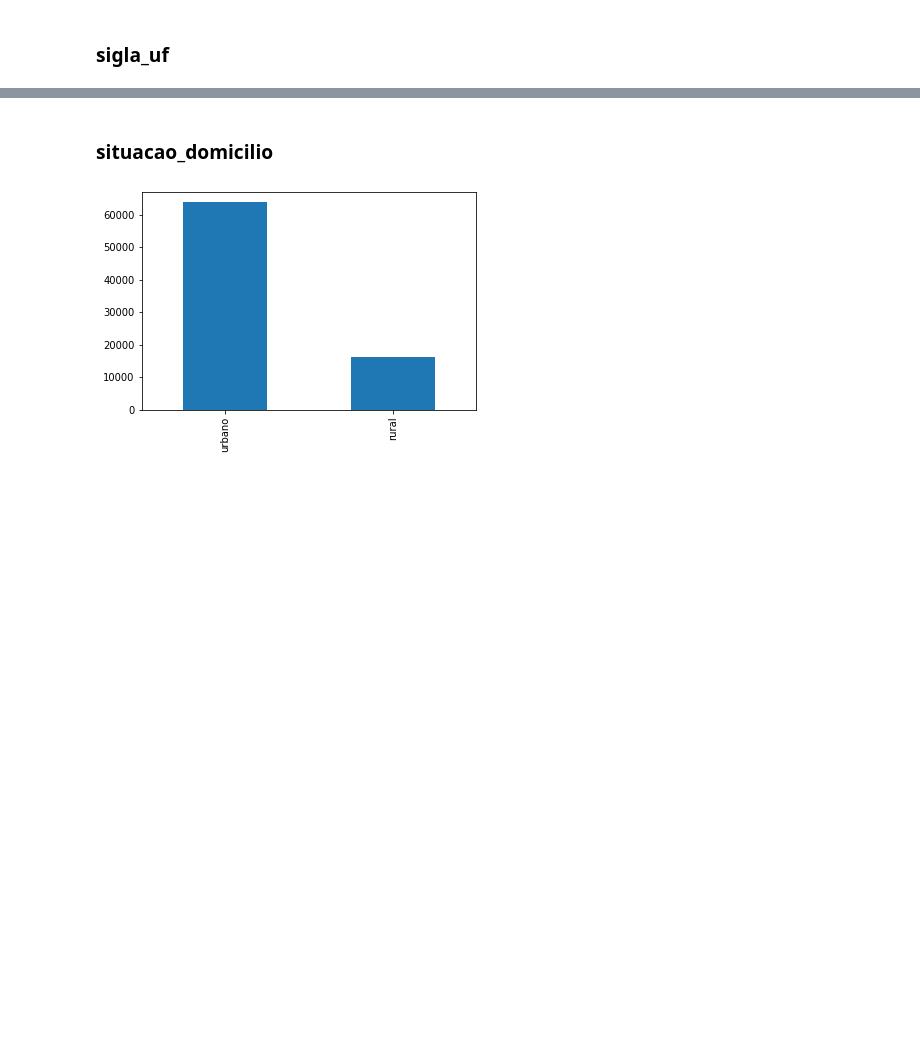
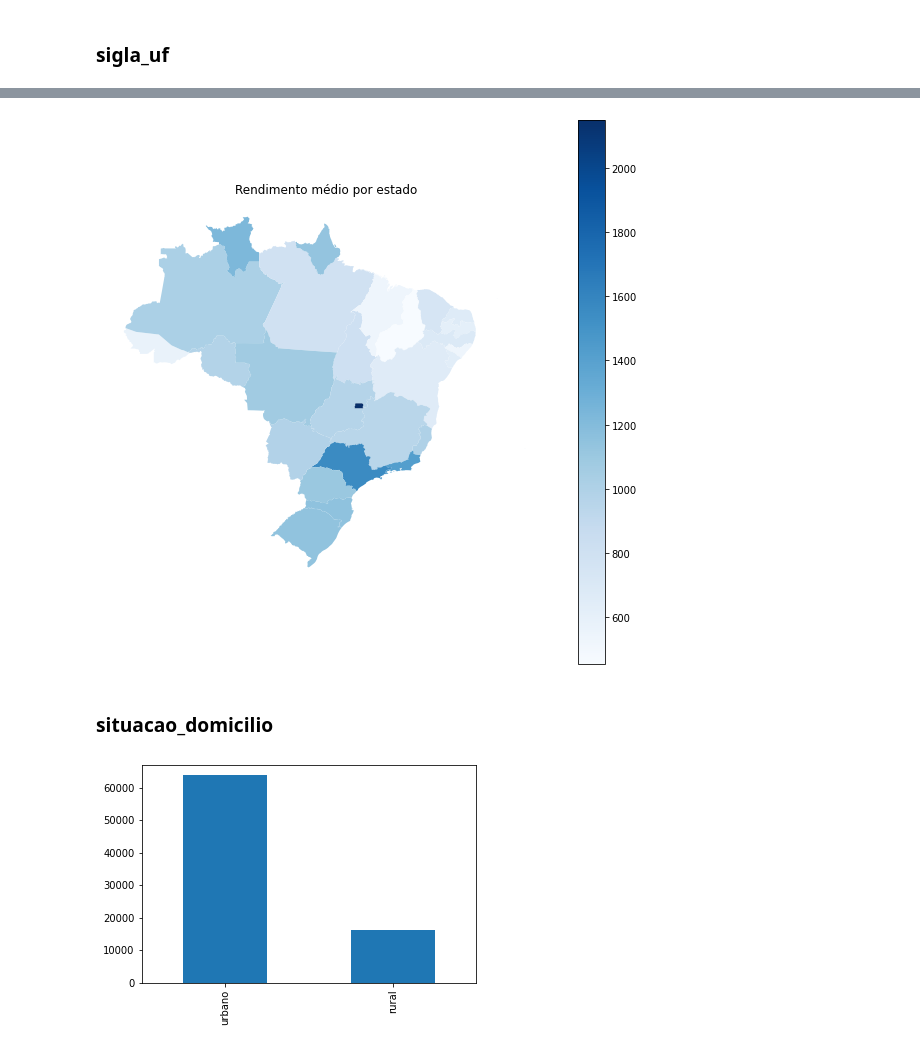
Before and after one commit to franklinzppa/renda-censo-regressao, a Jupyter notebook: renda-reg.ipynb, the cells around one changed output, grey strips where cells are left out. Saved outputs shown, nothing was run; the diff lists cells and outputs as text; code cells hidden in the pictures; blank space fills up the shorter version.

```diff
--- a/renda-reg.ipynb
+++ b/renda-reg.ipynb
@@ -373,3 +362,11 @@ X_train.join(y_train)[['sigla_uf', 'rendimento']].groupby('sigla_uf').median().s
+# %%
+fig, ax = plt.subplots(figsize=(10, 10))
+geo_uf_rend_medio.plot(column='rendimento', cmap='Blues', ax=ax, legend=True)
+plt.title('Rendimento médio por estado')
+plt.axis('off')
+plt.show()
+# %% [output]
+[figure, added]
 # %% [markdown]
 ### situacao_domicilio
 # %%
```
Also changed, not shown: parts of 8 cells of this notebook, 5 other files.
